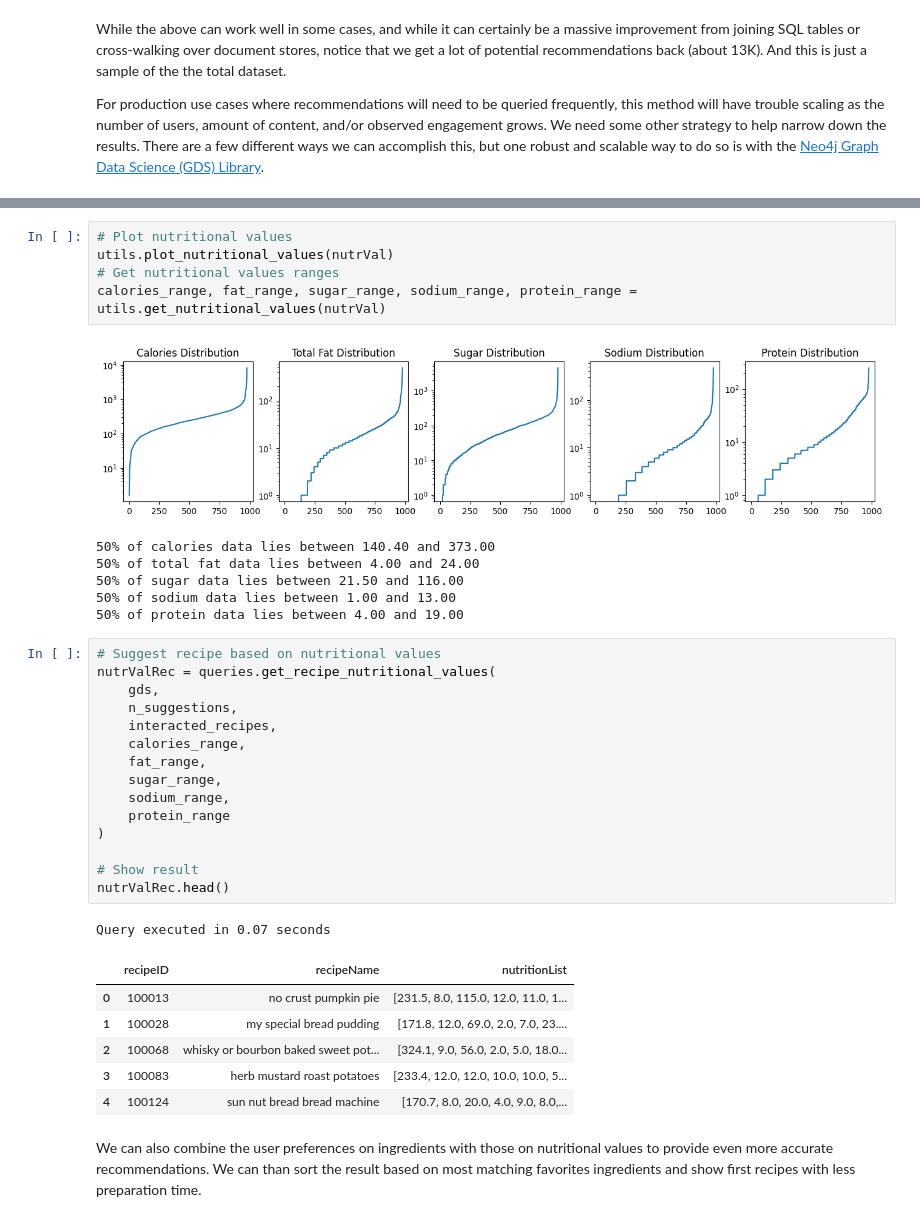
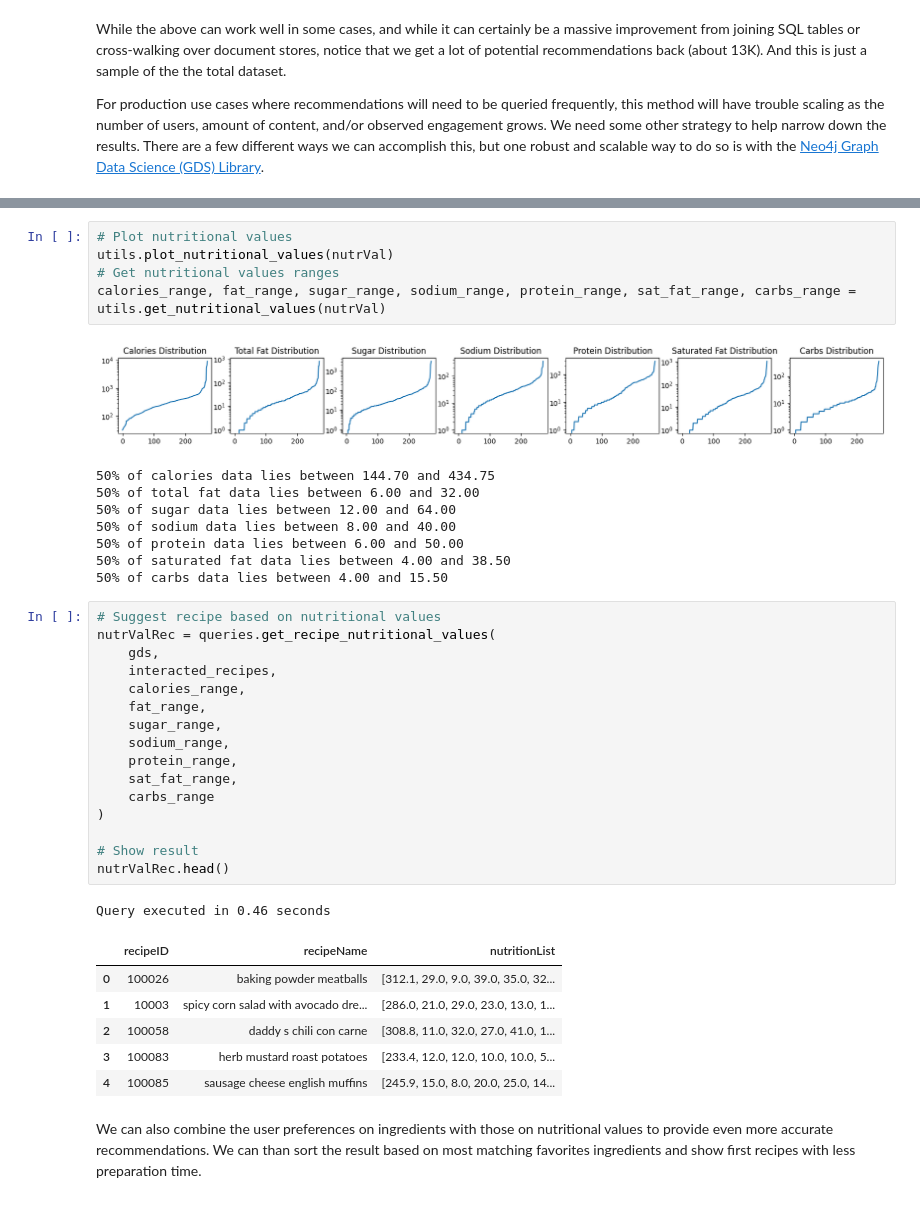
Before and after one commit to luigi-ga/GRec, a Jupyter notebook: graph_recommendation.ipynb, the cells around one changed output, grey strips where cells are left out. Saved outputs shown, nothing was run; the diff lists cells and outputs as text.

```diff
--- a/graph_recommendation.ipynb
+++ b/graph_recommendation.ipynb
@@ -271,38 +275,41 @@ Query executed in 0.12 seconds
 # %%
 # Plot nutritional values
 utils.plot_nutritional_values(nutrVal)
 # Get nutritional values ranges
-calories_range, fat_range, sugar_range, sodium_range, protein_range = utils.get_nutritional_values(nutrVal)
+calories_range, fat_range, sugar_range, sodium_range, protein_range, sat_fat_range, carbs_range = utils.get_nutritional_values(nutrVal)
 # %% [output]
-[figure, old version]
+[figure, new version]
-50% of calories data lies between 140.40 and 373.00
-50% of total fat data lies between 4.00 and 24.00
-50% of sugar data lies between 21.50 and 116.00
-50% of sodium data lies between 1.00 and 13.00
-50% of protein data lies between 4.00 and 19.00
+50% of calories data lies between 144.70 and 434.75
+50% of total fat data lies between 6.00 and 32.00
+50% of sugar data lies between 12.00 and 64.00
+50% of sodium data lies between 8.00 and 40.00
+50% of protein data lies between 6.00 and 50.00
+50% of saturated fat data lies between 4.00 and 38.50
+50% of carbs data lies between 4.00 and 15.50
 # %%
 # Suggest recipe based on nutritional values
 nutrValRec = queries.get_recipe_nutritional_values(
     gds,
-    n_suggestions,
     interacted_recipes,
     calories_range,
     fat_range,
     sugar_range,
     sodium_range,
-    protein_range
+    protein_range,
+    sat_fat_range,
+    carbs_range
 )
 
 # Show result
 nutrValRec.head()
 # %% [output]
-Query executed in 0.07 seconds
+Query executed in 0.46 seconds
 |  | recipeID | recipeName | nutritionList |
-| 0 | 100013 | no crust pumpkin pie | [231.5, 8.0, 115.0, 12.0, 11.0, 1... |
-| 1 | 100028 | my special bread pudding | [171.8, 12.0, 69.0, 2.0, 7.0, 23.... |
-| 2 | 100068 | whisky or bourbon baked sweet pot... | [324.1, 9.0, 56.0, 2.0, 5.0, 18.0... |
+| 0 | 100026 | baking powder meatballs | [312.1, 29.0, 9.0, 39.0, 35.0, 32... |
+| 1 | 10003 | spicy corn salad with avocado dre... | [286.0, 21.0, 29.0, 23.0, 13.0, 1... |
+| 2 | 100058 | daddy s chili con carne | [308.8, 11.0, 32.0, 27.0, 41.0, 1... |
 | 3 | 100083 | herb mustard roast potatoes | [233.4, 12.0, 12.0, 10.0, 10.0, 5... |
-| 4 | 100124 | sun nut bread bread machine | [170.7, 8.0, 20.0, 4.0, 9.0, 8.0,... |
+| 4 | 100085 | sausage cheese english muffins | [245.9, 15.0, 8.0, 20.0, 25.0, 14... |
 # %% [markdown]
 We can also combine the user preferences on ingredients with those on nutritional values to provide even more accurate recommendations. We can than sort the result based on most matching favorites ingredients and show first recipes with less preparation time.
 # %%
```
Also changed, not shown: parts of 38 cells of this notebook, 7 other files.
